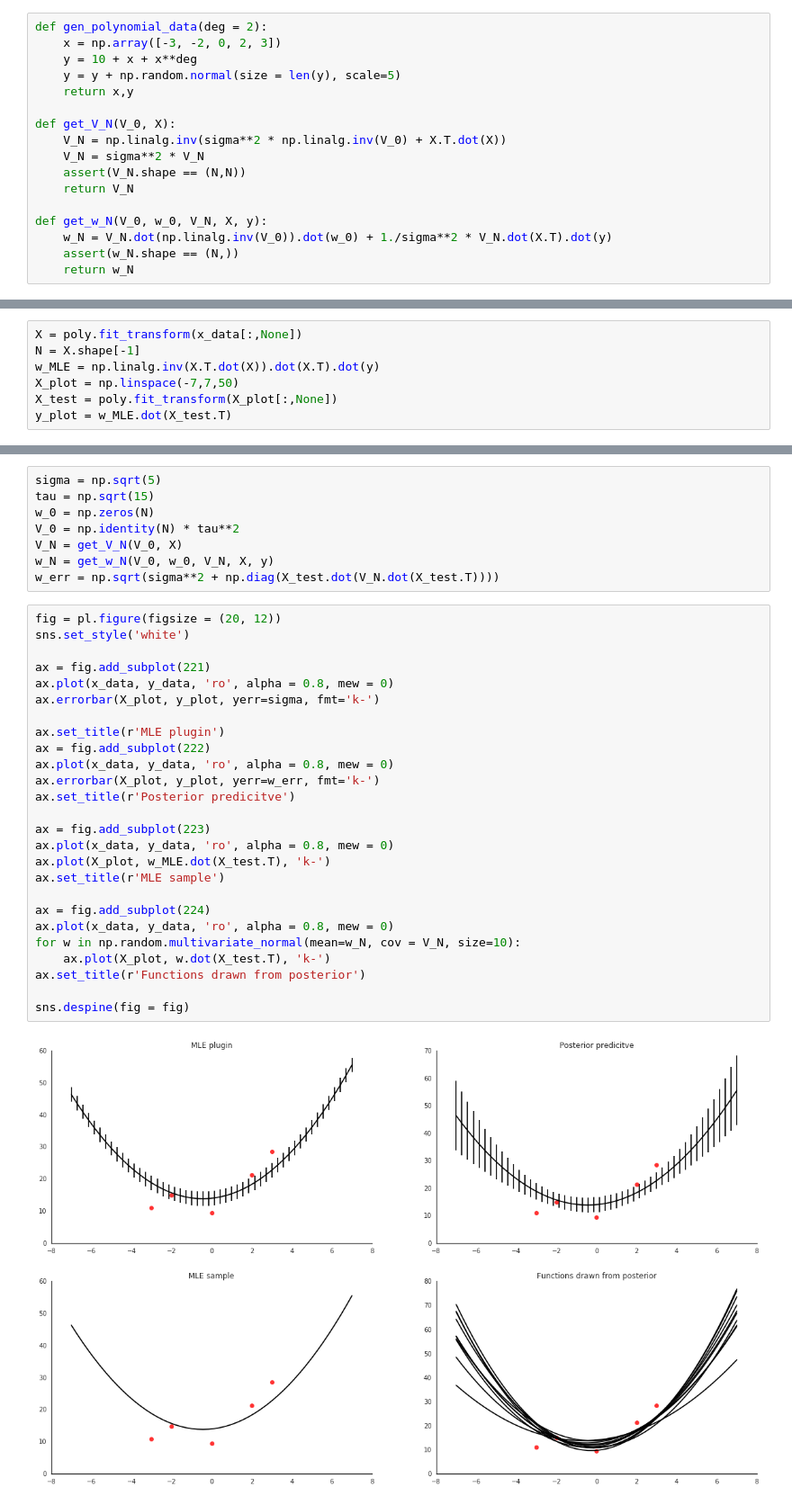
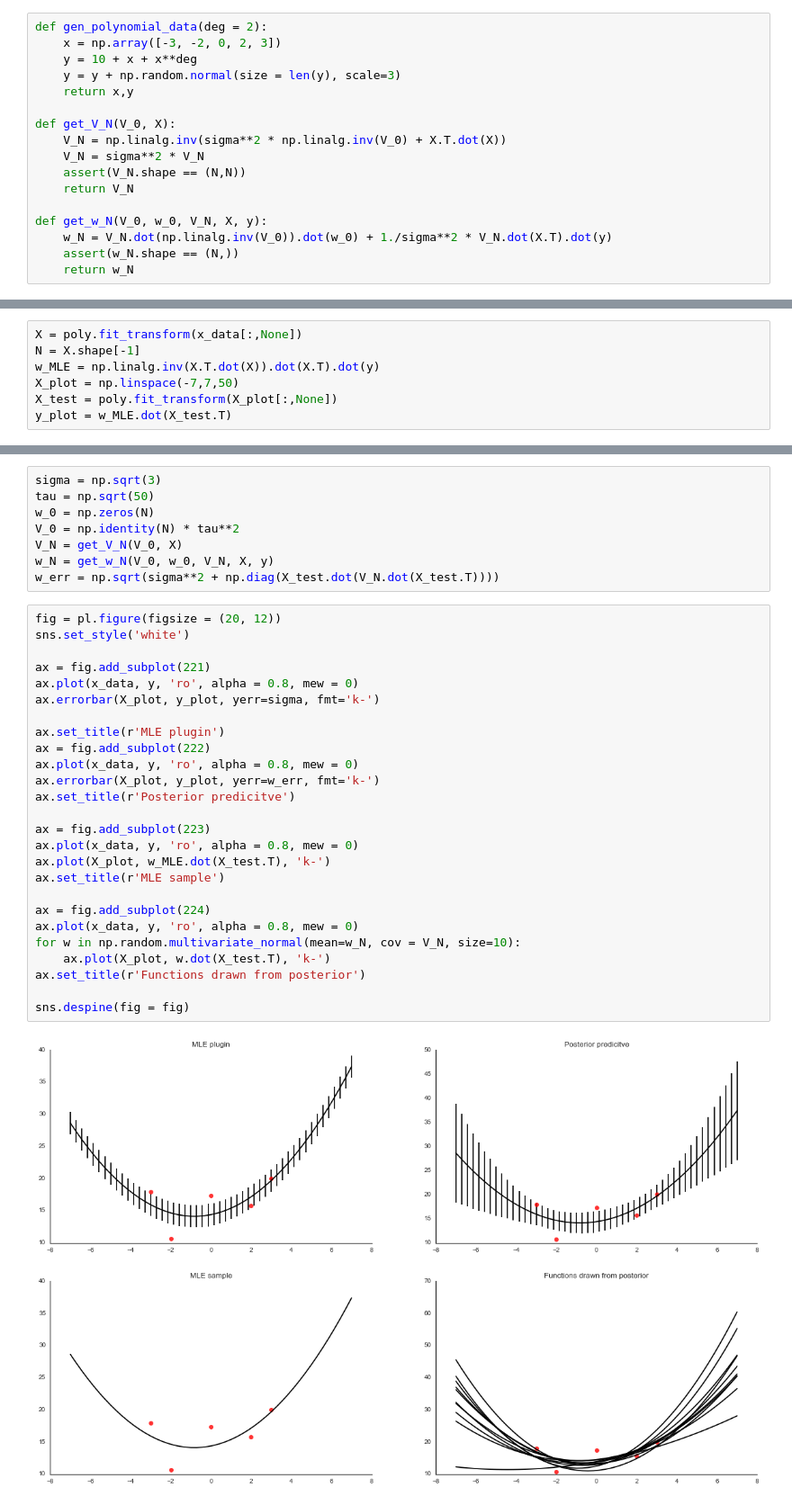
Before and after one commit to jpjandrade/murphy_exercises, a Jupyter notebook: 7_linear_regression/f7.12_linear_regression_posterior_prediction.ipynb, the cells around one changed output, grey strips where cells are left out. Shown at 90% size. Cells and saved outputs as stored; diff of their text form.

```diff
--- a/7_linear_regression/f7.12_linear_regression_posterior_prediction.ipynb
+++ b/7_linear_regression/f7.12_linear_regression_posterior_prediction.ipynb
@@ -12,7 +12,7 @@ import seaborn as sns
 def gen_polynomial_data(deg = 2):
     x = np.array([-3, -2, 0, 2, 3])
     y = 10 + x + x**deg
-    y = y + np.random.normal(size = len(y), scale=5)
+    y = y + np.random.normal(size = len(y), scale=3)
     return x,y
 
 def get_V_N(V_0, X):
@@ -58,8 +64,8 @@ Where
 $$V_N = \sigma^2 (\sigma^2 V_0^{-1} + X^T X)^{-1}$$
 $$w_N = V_N V_0^{-1} w_0 + \frac{1}{\sigma^2} V_N X^{T} y$$
 # %%
-sigma = np.sqrt(5)
-tau = np.sqrt(15)
+sigma = np.sqrt(3)
+tau = np.sqrt(50)
 w_0 = np.zeros(N)
 V_0 = np.identity(N) * tau**2
 V_N = get_V_N(V_0, X)
@@ -68,28 +74,28 @@ w_err = np.sqrt(sigma**2 + np.diag(X_test.dot(V_N.dot(X_test.T))))
 # %%
 fig = pl.figure(figsize = (20, 12))
 sns.set_style('white')
 
 ax = fig.add_subplot(221)
-ax.plot(x_data, y_data, 'ro', alpha = 0.8, mew = 0)
+ax.plot(x_data, y, 'ro', alpha = 0.8, mew = 0)
 ax.errorbar(X_plot, y_plot, yerr=sigma, fmt='k-')
 
 ax.set_title(r'MLE plugin')
 ax = fig.add_subplot(222)
-ax.plot(x_data, y_data, 'ro', alpha = 0.8, mew = 0)
+ax.plot(x_data, y, 'ro', alpha = 0.8, mew = 0)
 ax.errorbar(X_plot, y_plot, yerr=w_err, fmt='k-')
 ax.set_title(r'Posterior predicitve')
 
 ax = fig.add_subplot(223)
-ax.plot(x_data, y_data, 'ro', alpha = 0.8, mew = 0)
+ax.plot(x_data, y, 'ro', alpha = 0.8, mew = 0)
 ax.plot(X_plot, w_MLE.dot(X_test.T), 'k-')
 ax.set_title(r'MLE sample')
 
 ax = fig.add_subplot(224)
-ax.plot(x_data, y_data, 'ro', alpha = 0.8, mew = 0)
+ax.plot(x_data, y, 'ro', alpha = 0.8, mew = 0)
 for w in np.random.multivariate_normal(mean=w_N, cov = V_N, size=10):
     ax.plot(X_plot, w.dot(X_test.T), 'k-')
 ax.set_title(r'Functions drawn from posterior')
 
 sns.despine(fig = fig)
 # %% [output]
-[figure, old version]
+[figure, new version]
```
Also changed, not shown: parts of 2 cells of this notebook, 2 other files.
